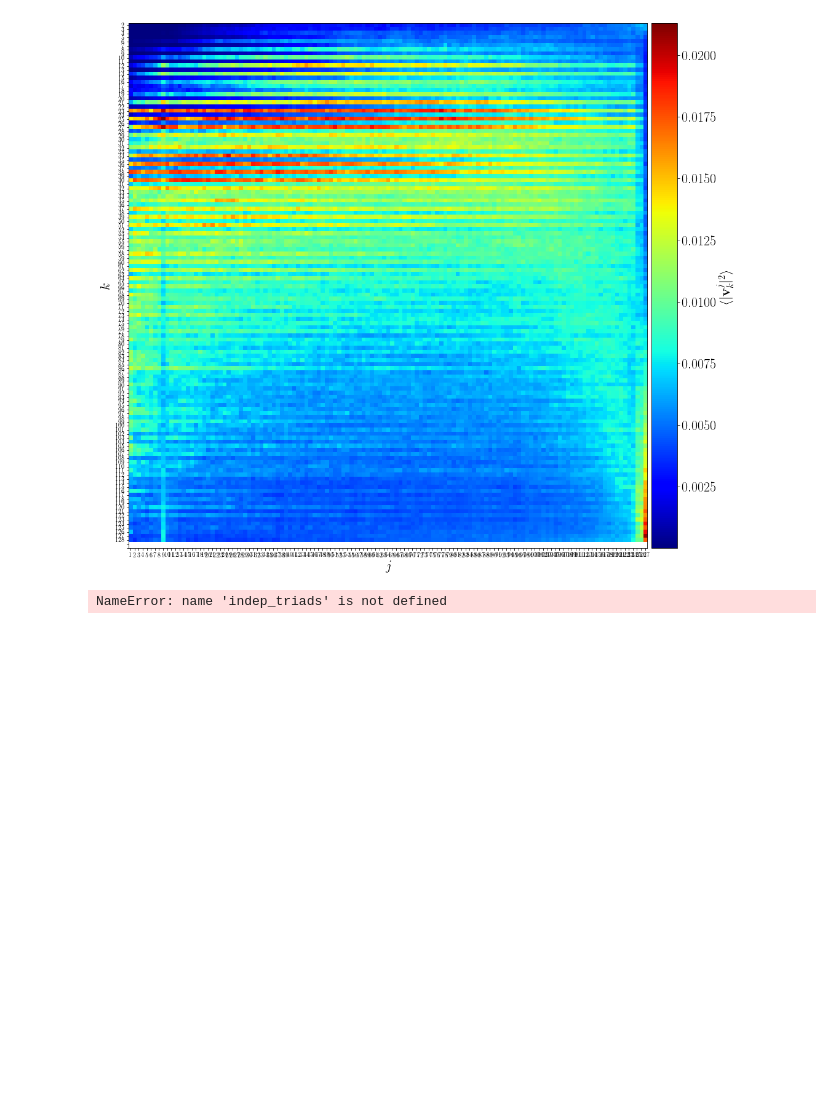
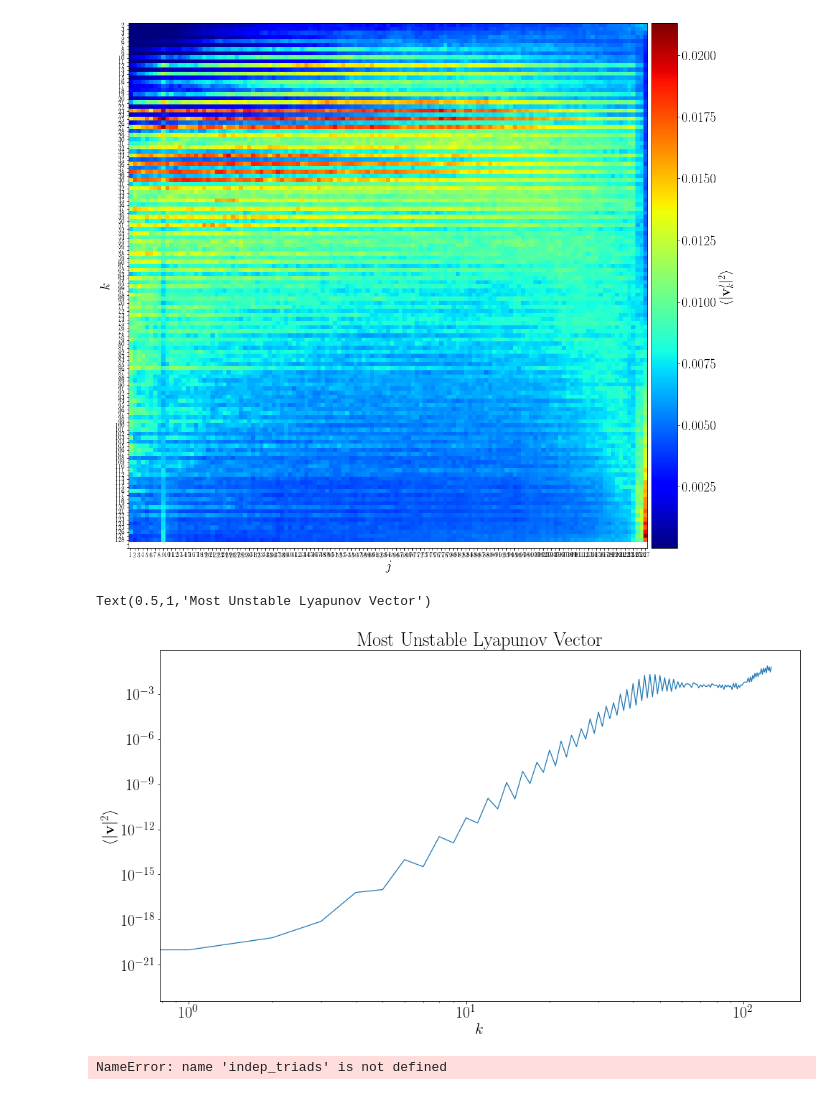
Before and after one commit to EndCar808/Burgers-Phase-Only-Model, a Jupyter notebook: Plotting/plot_clv.ipynb, the cells around one changed output. Saved outputs shown, nothing was run; the diff lists cells and outputs as text; code cells hidden in the pictures; blank space fills up the shorter version.

```diff
--- a/Plotting/plot_clv.ipynb
+++ b/Plotting/plot_clv.ipynb
@@ -281,6 +281,25 @@ for k in range(kmin , int(kmax/6) + 1):
     for k1 in range(kmin, int(k / 2) + 1):
         print("({}, {}, {})".format(k1, k - k1, k), end = '  ')
     print()
+# %%
+fig = plt.figure(figsize = (16, 9), tight_layout = False)
+gs  = GridSpec(1, 1)
+
+ax1 = fig.add_subplot(gs[0, 0])
+ax1.plot(zdata[:, 0])
+ax1.set_xticks(np.arange(0, dof, 6))
+ax1.set_xticklabels(np.arange(kmin, num_osc, 6))
+# ax1.axvspan(reg1_l, reg1_r, alpha = 0.25, color='grey')
+# ax1.axvline(x = reg1_l, color = 'black')
+# ax1.axvline(x = reg1_r, color = 'black')
+ax1.set_yscale('log')
+ax1.set_xscale('log')
+ax1.set_xlabel(r"$k$")
+ax1.set_ylabel(r"$\langle |\mathbf{v}|^2\rangle$")
+ax1.set_title(r"Most Unstable Lyapunov Vector")
+# %% [output]
+Text(0.5,1,'Most Unstable Lyapunov Vector')
+[figure, added]
 # %%
 k = 20
 for i in range(15, 26):
```
Also changed, not shown: 23 other files.
